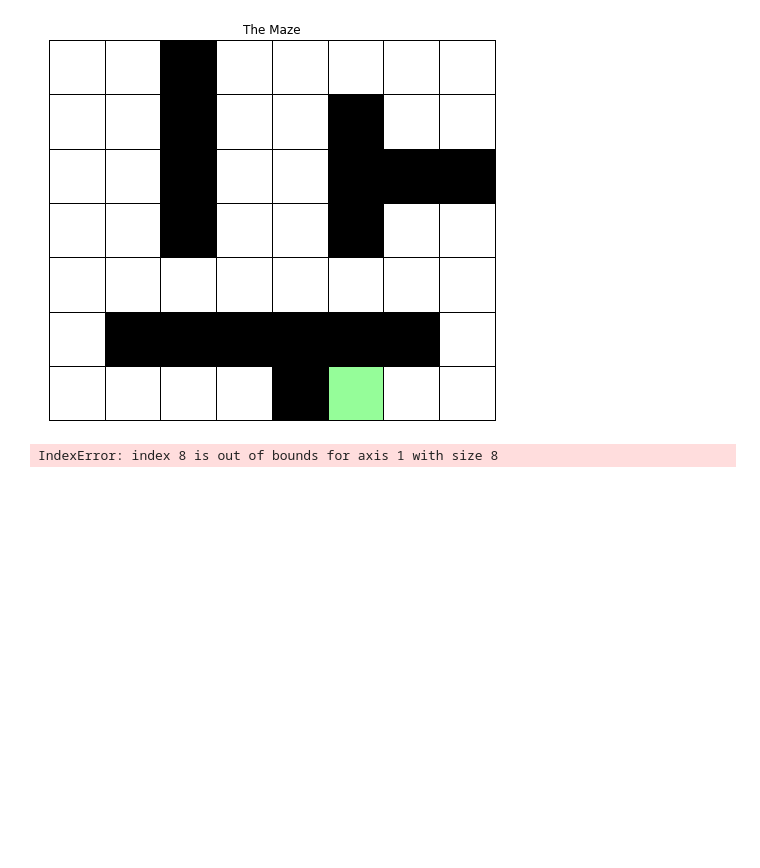
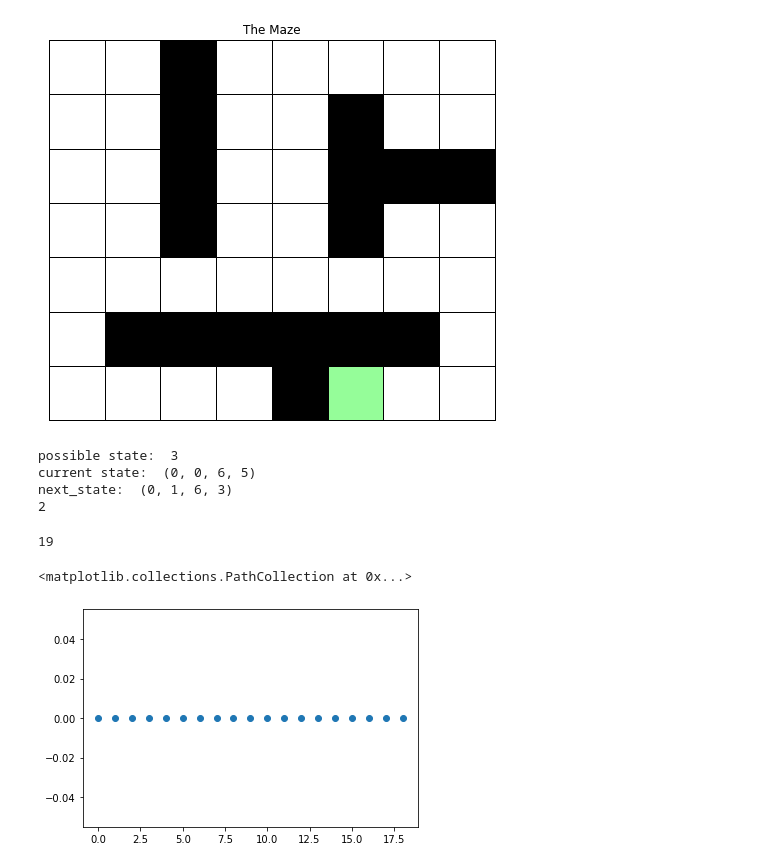
Before and after one commit to JosefHF/EL2805, a Jupyter notebook: Problem_1.ipynb, the cells around one changed output. Saved outputs shown, nothing was run; the diff lists cells and outputs as text; code cells hidden in the pictures; blank space fills up the shorter version.

Commit message:
Plots p(exit) as a func of t given that mino can't move

```diff
--- a/Problem_1.ipynb
+++ b/Problem_1.ipynb
@@ -21,11 +21,43 @@ mz.draw_maze(maze)
 [figure]
 # %%
 env = mz.Maze(maze)
-_, policy = mz.dynamic_programming(env, 20)
+T = 20
+_, policy = mz.dynamic_programming(env, T)
 # %% [output]
-IndexError: index 8 is out of bounds for axis 1 with size 8
+possible state:  3
+current state:  (0, 0, 6, 5)
+next_state:  (0, 1, 6, 3)
+2
 # %%
 method = 'DynProg';
 start  = (0,0,6,5);
 path = env.simulate(start, policy, method);
 mz.animate_solution(maze, path)
+# %%
+end_state = (6,5)
+end_states = []
+for states in env.map:
+    if states[0] == end_state[0] and states[1] == end_state[1]:
+        end_states.append(env.map[states])
+# %%
+#s_p = np.zeros((env.n_states))
+#s_p[env.map[start]] = 1.0
+prev_state = env.map[start]
+p_exit = []
+for i in range(1,T):
+    s = env.map[path[i]]
+    s_a = policy[prev_state,i]
+    t_l = []
+    for end in end_states:
+        trans = (env.transition_probabilities[end, prev_state, int(s_a)])
+        t_l.append(trans)
+    p_exit.append(np.sum(t_l))
+    prev_state = s
+# %%
+import matplotlib.pyplot as plt
+print(len(p_exit))
+plt.scatter([t for t in range(len(p_exit))], p_exit)
+# %% [output]
+19
+<matplotlib.collections.PathCollection at 0x...>
+[figure, added]
```
Also changed, not shown: 1 other file.
